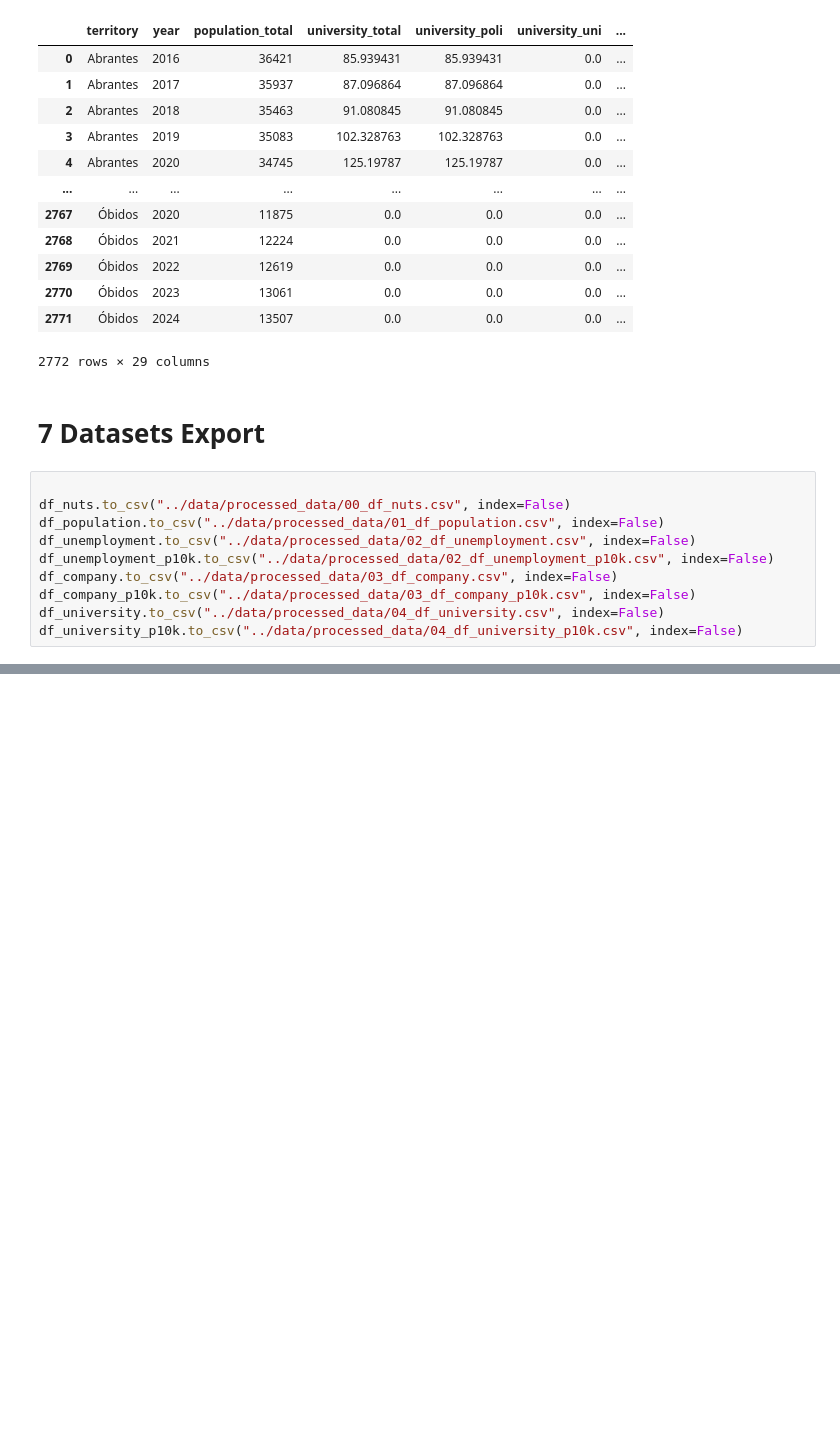
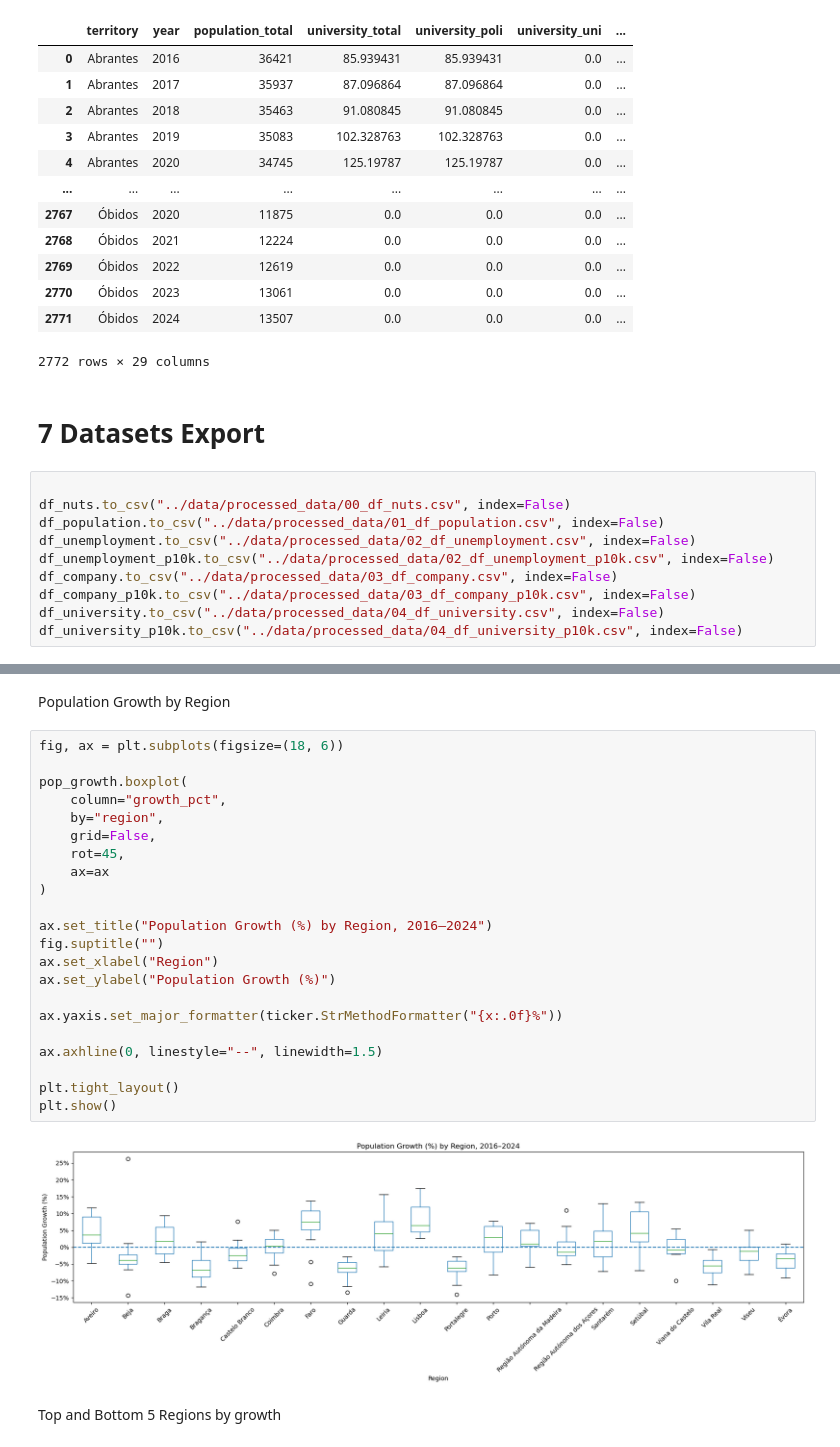
Before and after one commit to NelsonSanti/P4DS-Group-C3, a Jupyter notebook: startup-distribution-portugal/notebooks/nb_socio_economic_data_extract.ipynb, the cells around one changed output, grey strips where cells are left out. Cells and saved outputs as stored; diff of their text form; blank space fills up the shorter version.

```diff
--- a/startup-distribution-portugal/notebooks/nb_socio_economic_data_extract.ipynb
+++ b/startup-distribution-portugal/notebooks/nb_socio_economic_data_extract.ipynb
@@ -1848,0 +1984,28 @@ df_university_p10k.to_csv("../data/processed_data/04_df_university_p10k.csv", in
+# %% [markdown]
+Population Growth by Region
+# %%
+fig, ax = plt.subplots(figsize=(18, 6))
+
+pop_growth.boxplot(
+    column="growth_pct",
+    by="region",
+    grid=False,
+    rot=45,
+    ax=ax
+)
+
+ax.set_title("Population Growth (%) by Region, 2016–2024")
+fig.suptitle("")
+ax.set_xlabel("Region")
+ax.set_ylabel("Population Growth (%)")
+
+ax.yaxis.set_major_formatter(ticker.StrMethodFormatter("{x:.0f}%"))
+
+ax.axhline(0, linestyle="--", linewidth=1.5)
+
+plt.tight_layout()
+plt.show()
+# %% [output]
+[figure, added]
+# %% [markdown]
+Top and Bottom 5 Regions by growth
```
Also changed, not shown: parts of 63 cells of this notebook, 1 other file.
